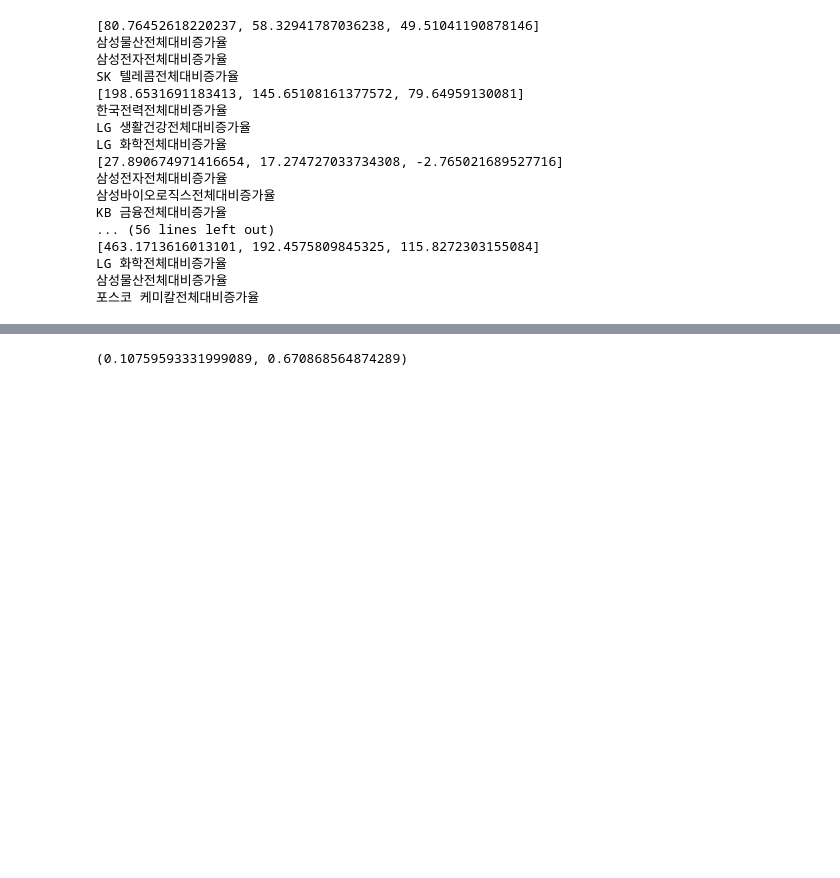
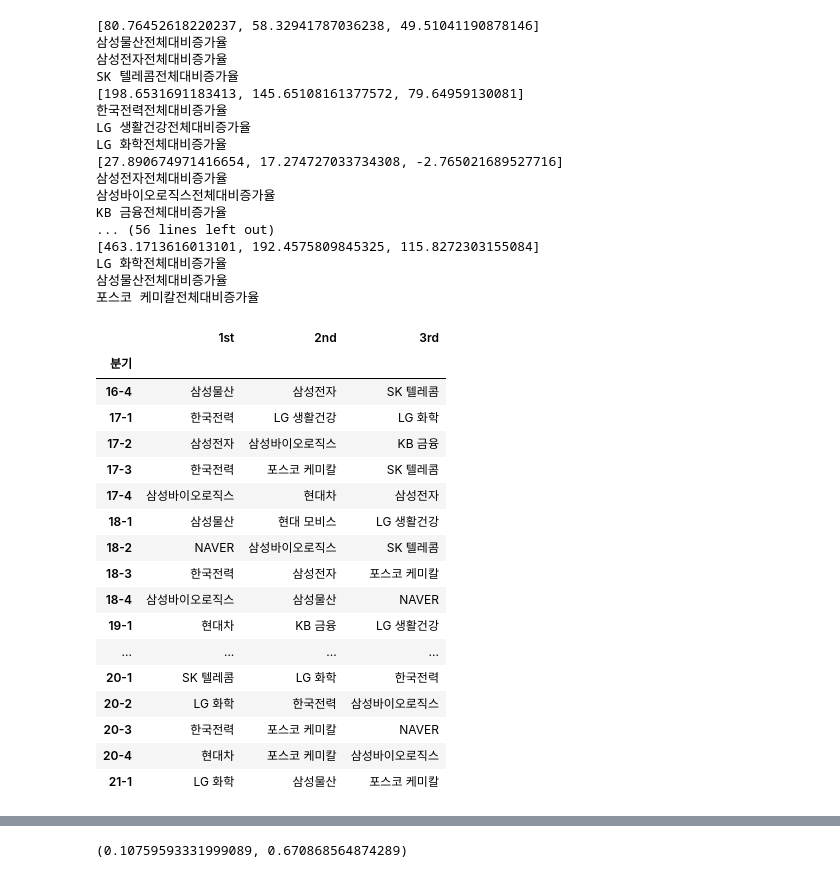
Before and after one commit to sejin1996/FinanceData, a Jupyter notebook: 상관관계 분석/금리,환율 - 공매도, 주가 , 당기순익 상관관계 분석.ipynb, the cells around one changed output, grey strips where cells are left out. Drawn from its saved outputs; the diff is of its cells as text; code cells hidden in the pictures; blank space fills up the shorter version.

```diff
--- a/상관관계 분석/금리,환율 - 공매도, 주가 , 당기순익 상관관계 분석.ipynb
+++ b/상관관계 분석/금리,환율 - 공매도, 주가 , 당기순익 상관관계 분석.ipynb
@@ -191,6 +211,11 @@ hb
 df2['평균금리']=gb
 # %%
 df2['평균환율']=hb
+# %%
+df2.index=['16-3','16-4','17-1','17-2','17-3','17-4','18-1','18-2','18-3','18-4','19-1','19-2','19-3','19-4','20-1','20-2','20-3','20-4','21-1']
+df2.index.name='분기'
+df4.index=['16-3','16-4','17-1','17-2','17-3','17-4','18-1','18-2','18-3','18-4','19-1','19-2','19-3','19-4','20-1','20-2','20-3','20-4','21-1']
+df4.index.name='분기'
 # %%
 plt.figure(figsize=(10,6))
 plt.scatter(df2['합'],df2['평균환율'])
@@ -223,14 +248,14 @@ for i in range(1,19):
                 if df2.iloc[n,a] == l[x]:
                     print(df2.columns[a])
                     if x==0:
-#                         list1.append(df.columns[a][:-7])
-                        list1.append(a)
+                        list1.append(df2.columns[a][:-7])
+#                         list1.append(a)
                     elif x==1:
-#                         list2.append(df.columns[a][:-7])
-                        list2.append(a)
+                        list2.append(df2.columns[a][:-7])
+#                         list2.append(a)
                     else:
-#                         list3.append(df.columns[a][:-7])
-                        list3.append(a)
+                        list3.append(df2.columns[a][:-7])
+#                         list3.append(a)
 # %% [output]
 [80.76452618220237, 58.32941787036238, 49.51041190878146]
 삼성물산전체대비증가율
@@ -250,7 +275,27 @@ LG 화학전체대비증가율
 삼성물산전체대비증가율
 포스코 케미칼전체대비증가율
 # %%
-df4=pd.DataFrame({'1st':list1,'2nd':list2,'3rd':list3},index=df2.index[1:])
+df5=pd.DataFrame({'1st':list1,'2nd':list2,'3rd':list3},index=df2.index[1:])
+df5
+# %% [output]
+|  | 1st | 2nd | 3rd |
+| 분기 |  |  |  |
+| 16-4 | 삼성물산 | 삼성전자 | SK 텔레콤 |
+| 17-1 | 한국전력 | LG 생활건강 | LG 화학 |
+| 17-2 | 삼성전자 | 삼성바이오로직스 | KB 금융 |
+| 17-3 | 한국전력 | 포스코 케미칼 | SK 텔레콤 |
+| 17-4 | 삼성바이오로직스 | 현대차 | 삼성전자 |
+| 18-1 | 삼성물산 | 현대 모비스 | LG 생활건강 |
+| 18-2 | NAVER | 삼성바이오로직스 | SK 텔레콤 |
+| 18-3 | 한국전력 | 삼성전자 | 포스코 케미칼 |
+| 18-4 | 삼성바이오로직스 | 삼성물산 | NAVER |
+| 19-1 | 현대차 | KB 금융 | LG 생활건강 |
+| ... | ... | ... | ... |
+| 20-1 | SK 텔레콤 | LG 화학 | 한국전력 |
+| 20-2 | LG 화학 | 한국전력 | 삼성바이오로직스 |
+| 20-3 | 한국전력 | 포스코 케미칼 | NAVER |
+| 20-4 | 현대차 | 포스코 케미칼 | 삼성바이오로직스 |
+| 21-1 | LG 화학 | 삼성물산 | 포스코 케미칼 |
 # %%
 df2
 # %% [output]
```
Also changed, not shown: parts of 7 cells of this notebook, 12 other files.
